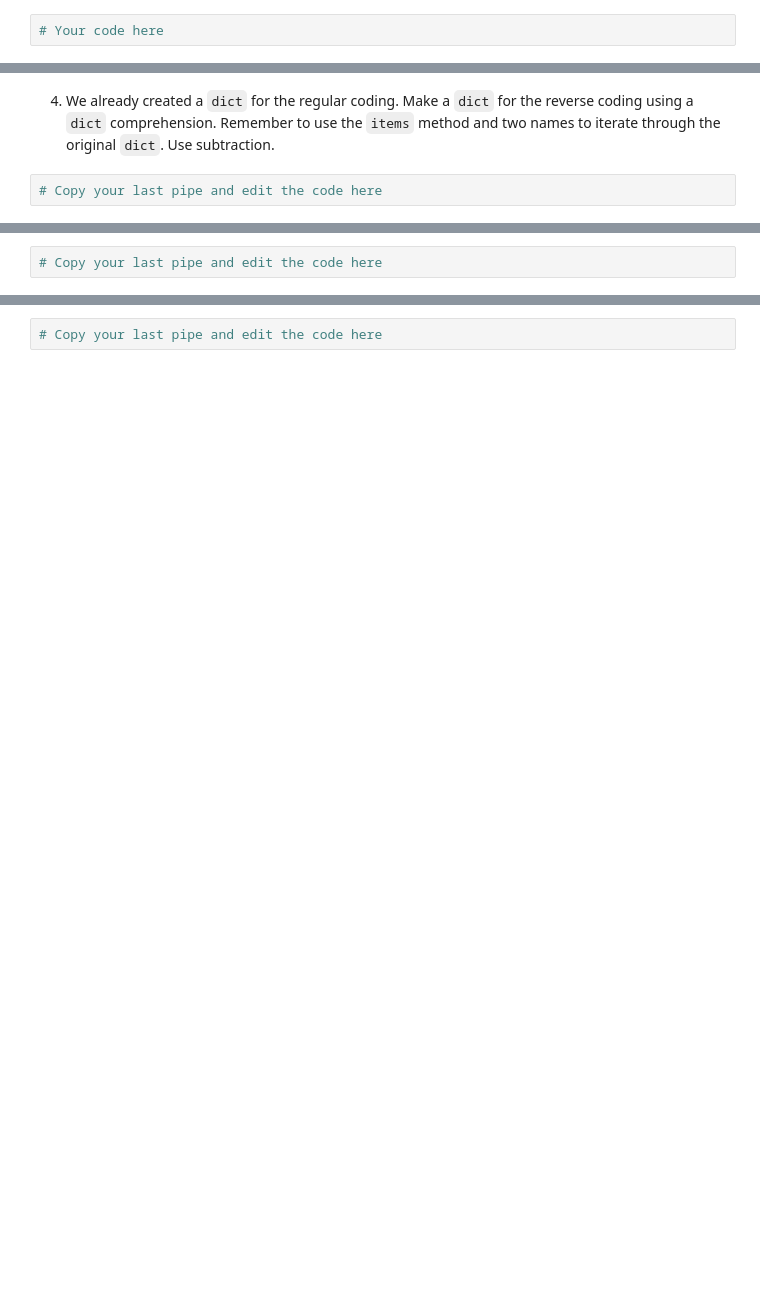
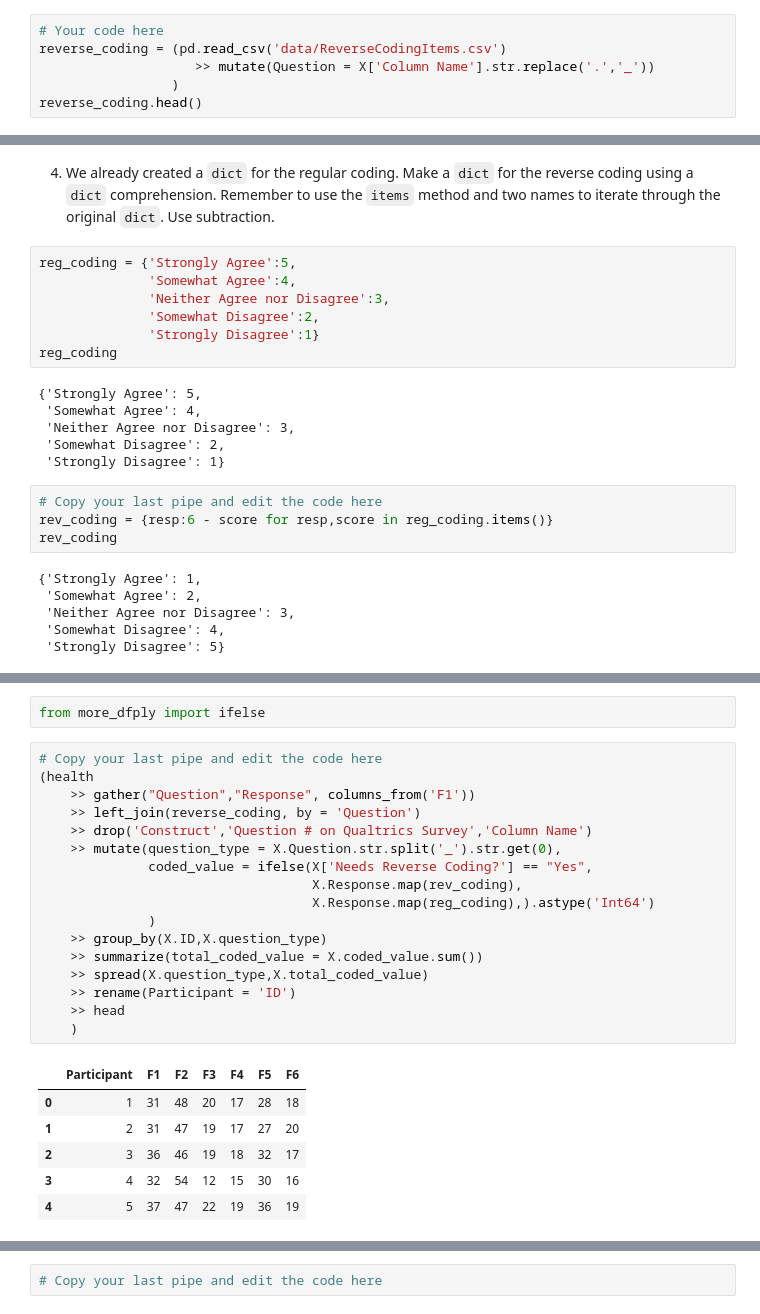
Before and after one commit to ColeBerning35/act3_2_recoding_and_aggregating_survey_data, a Jupyter notebook: act3_2_recoding_survey_data.ipynb, the cells around one changed output, grey strips where cells are left out. Cells and saved outputs as stored; diff of their text form; blank space fills up the shorter version.

```diff
--- a/act3_2_recoding_survey_data.ipynb
+++ b/act3_2_recoding_survey_data.ipynb
@@ -312,3 +312,7 @@ coding are available in the file **ReverseCodingItems.csv**.
 Work in a pipe and add a temporary `head` at the end.
 # %%
 # Your code here
+reverse_coding = (pd.read_csv('data/ReverseCodingItems.csv')
+                    >> mutate(Question = X['Column Name'].str.replace('.','_'))
+                 )
+reverse_coding.head()
@@ -331,15 +355,60 @@ I want to verify that you are following this practice, which is why we will be c
 # %% [markdown]
 4.   We already created a `dict` for the regular coding.  Make a `dict` for the reverse coding using a `dict` comprehension.  Remember to use the `items` method and two names to iterate through the original `dict`.  Use subtraction.
+# %%
+reg_coding = {'Strongly Agree':5,
+              'Somewhat Agree':4,
+              'Neither Agree nor Disagree':3,
+              'Somewhat Disagree':2,
+              'Strongly Disagree':1}
+reg_coding
+# %% [output]
+{'Strongly Agree': 5,
+ 'Somewhat Agree': 4,
+ 'Neither Agree nor Disagree': 3,
+ 'Somewhat Disagree': 2,
+ 'Strongly Disagree': 1}
 # %%
 # Copy your last pipe and edit the code here
+rev_coding = {resp:6 - score for resp,score in reg_coding.items()}
+rev_coding
+# %% [output]
+{'Strongly Agree': 1,
+ 'Somewhat Agree': 2,
+ 'Neither Agree nor Disagree': 3,
+ 'Somewhat Disagree': 4,
+ 'Strongly Disagree': 5}
 # %% [markdown]
 5.   Next we need to make a column with the question type.  For example, all questions that start with `F1`, like `F1` and `F1_1`, need to be coded as `F1`.  Add a `mutate` to create this column using one of the string transformations (extract, split, etc.) from this module.
 
 > <img src="img/media/image6.png"
 > style="width:2.97769in;"
 > alt="../../../../Desktop/Screen%20Shot%202018-03-22%20at%201.45.03%20" />
+# %%
+from more_dfply import ifelse
 # %%
 # Copy your last pipe and edit the code here
+(health
+    >> gather("Question","Response", columns_from('F1'))
+    >> left_join(reverse_coding, by = 'Question')
+    >> drop('Construct','Question # on Qualtrics Survey','Column Name')
+    >> mutate(question_type = X.Question.str.split('_').str.get(0),
+              coded_value = ifelse(X['Needs Reverse Coding?'] == "Yes",
+                                   X.Response.map(rev_coding),
+                                   X.Response.map(reg_coding),).astype('Int64')
+              )
+    >> group_by(X.ID,X.question_type)
+    >> summarize(total_coded_value = X.coded_value.sum())
+    >> spread(X.question_type,X.total_coded_value)
+    >> rename(Participant = 'ID')
+    >> head
+    )
+# %% [output]
+|  | Participant | F1 | F2 | F3 | F4 | F5 | F6 |
+| 0 | 1 | 31 | 48 | 20 | 17 | 28 | 18 |
+| 1 | 2 | 31 | 47 | 19 | 17 | 27 | 20 |
+| 2 | 3 | 36 | 46 | 19 | 18 | 32 | 17 |
+| 3 | 4 | 32 | 54 | 12 | 15 | 30 | 16 |
+| 4 | 5 | 37 | 47 | 22 | 19 | 36 | 19 |
 # %% [markdown]
 6.  Make a new column by *Recoding* the Question Types to *F1, F2, …,
     F6.* based on the `Question Type`. **Hint:** You might want to use the `dfply.ifelse`.
```
Also changed, not shown: parts of 3 cells of this notebook.
